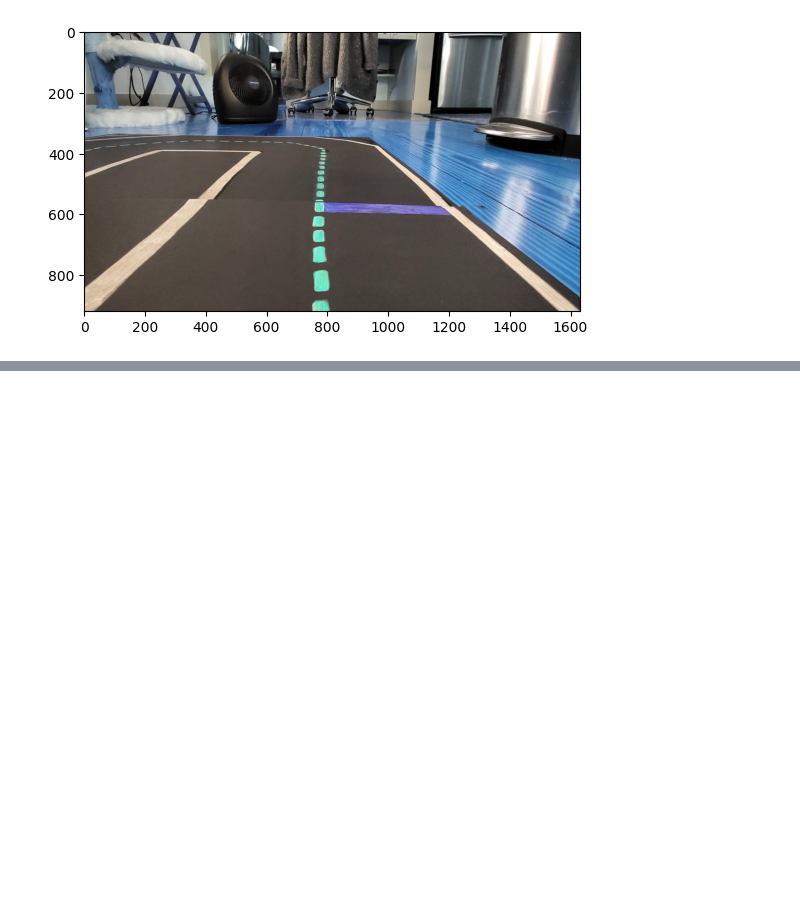
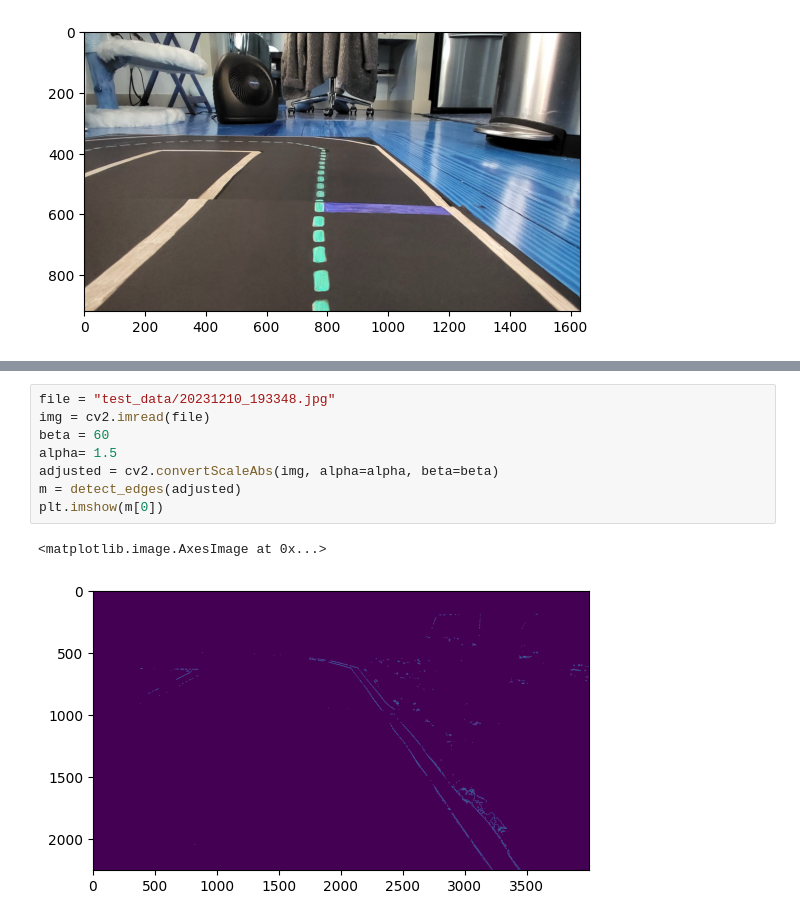
Before and after one commit to bridgetknight/CSC485_F2023, a Jupyter notebook: projects/picar/workshop.ipynb, the cells around one changed output, grey strips where cells are left out. Saved outputs shown, nothing was run; the diff lists cells and outputs as text; blank space fills up the shorter version.

```diff
--- a/projects/picar/workshop.ipynb
+++ b/projects/picar/workshop.ipynb
@@ -147,0 +179,11 @@ error: OpenCV(4.8.1) D:\a\opencv-python\opencv-python\opencv\modules\highgui\src
+# %%
+file = "test_data/20231210_193348.jpg"
+img = cv2.imread(file)
+beta = 60
+alpha= 1.5
+adjusted = cv2.convertScaleAbs(img, alpha=alpha, beta=beta)
+m = detect_edges(adjusted)
+plt.imshow(m[0])
+# %% [output]
+<matplotlib.image.AxesImage at 0x...>
+[figure, added]
```
Also changed, not shown: parts of 9 cells of this notebook, 12 other files.
